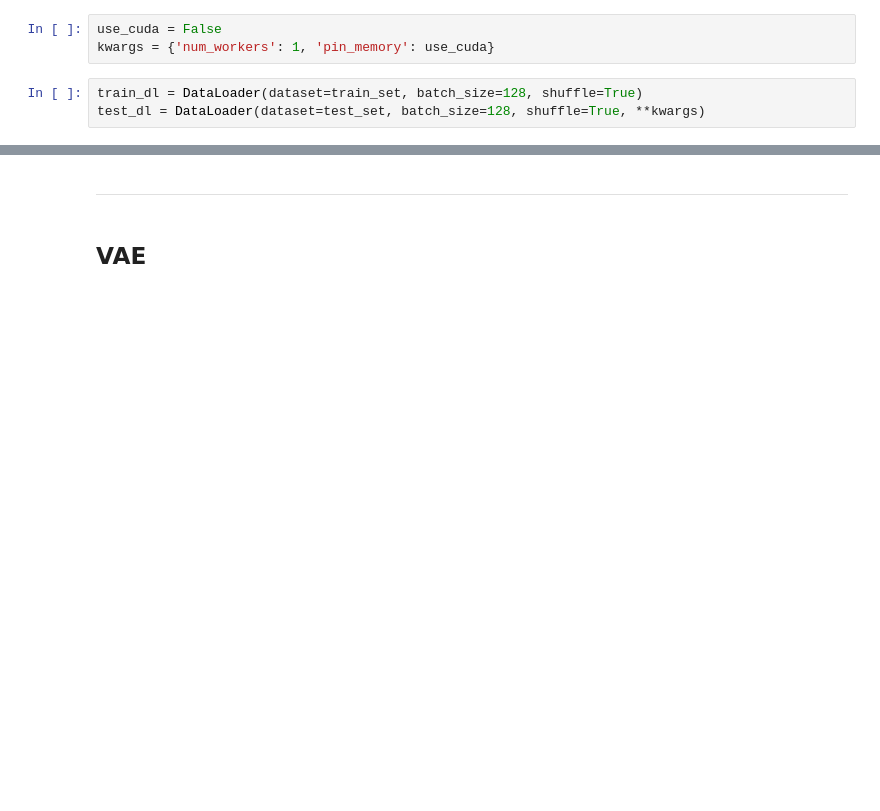
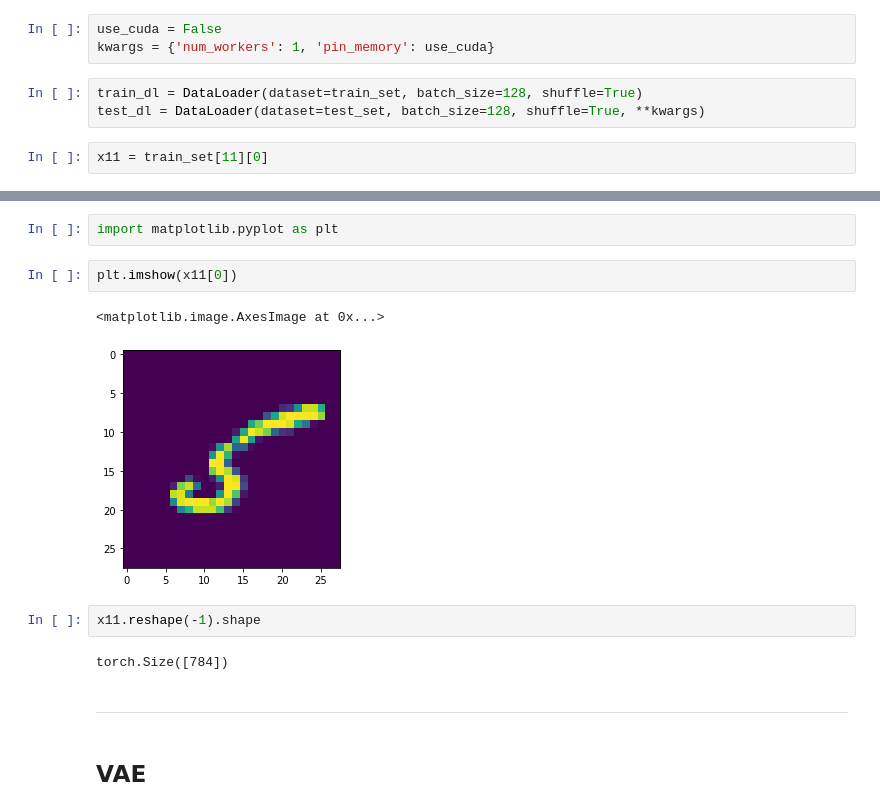
Before and after one commit to drclab/GP_VAE, a Jupyter notebook: drclab/VAE/vae_0.ipynb, the cells around one changed output, grey strips where cells are left out. Cells and saved outputs as stored; diff of their text form; blank space fills up the shorter version.

```diff
--- a/drclab/VAE/vae_0.ipynb
+++ b/drclab/VAE/vae_0.ipynb
@@ -25,3 +29,5 @@ kwargs = {'num_workers': 1, 'pin_memory': use_cuda}
 # %%
 train_dl = DataLoader(dataset=train_set, batch_size=128, shuffle=True)
 test_dl = DataLoader(dataset=test_set, batch_size=128, shuffle=True, **kwargs)
+# %%
+x11 = train_set[11][0]
@@ -28,3 +58,14 @@ test_dl = DataLoader(dataset=test_set, batch_size=128, shuffle=True, **kwargs)
+# %%
+import matplotlib.pyplot as plt
+# %%
+plt.imshow(x11[0])
+# %% [output]
+<matplotlib.image.AxesImage at 0x...>
+[figure, added]
+# %%
+x11.reshape(-1).shape
+# %% [output]
+torch.Size([784])
 # %% [markdown]
 ___
 # %% [markdown]
```
Also changed, not shown: parts of 8 cells of this notebook.
